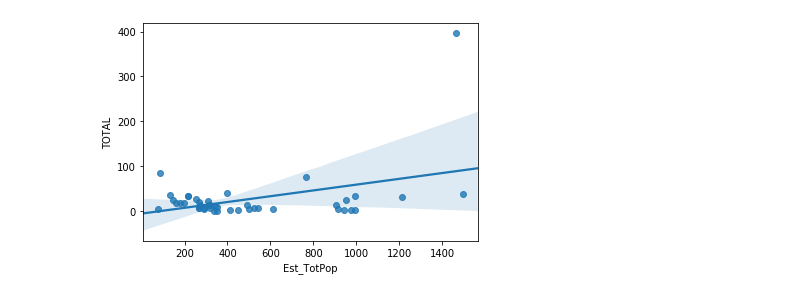
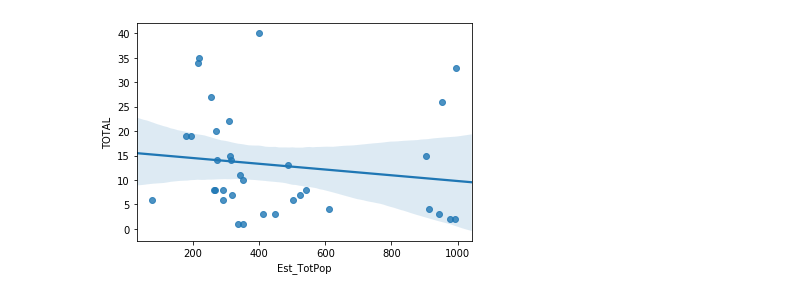
Before and after one commit to joy-kitson/bus-routes, a Jupyter notebook: src/util_v_pop_plot.ipynb, the cells around one changed output. Saved outputs shown, nothing was run; the diff lists cells and outputs as text; code cells hidden in the pictures.

Commit message:
Updated plot code to make non-transfer plot

```diff
--- a/src/util_v_pop_plot.ipynb
+++ b/src/util_v_pop_plot.ipynb
@@ -7,7 +7,7 @@ import seaborn as sns
 r25_path = "..//data//route25_potential_and_real_stops.csv"
 ridership = "..//data//Stop_Riders_Ranking_by_Route_Daily_Totals_May_2019.csv"
 # %%
-r25_stop_ids = pd.read_csv(r25_path, usecols=['Est_TotPop','CorrespondingStopID'])
+r25_stop_ids = pd.read_csv(r25_path, usecols=['Est_TotPop','CorrespondingStopID', 'Transfer'])
 r25_stop_ids.dropna(inplace=True)
 # %%
 ridership_data = pd.read_csv(ridership, usecols=['UNIQUE_STOP_NUMBER', 'TOTAL', 'IndividRoute'])
@@ -17,3 +17,6 @@ ridership_data.rename(columns={'UNIQUE_STOP_NUMBER' : 'CorrespondingStopID'}, in
 # %%
 final_data = pd.merge(r25_stop_ids, ridership_data, on='CorrespondingStopID', how='inner')
 final_data['TOTAL'] = final_data['TOTAL'].astype(int)
+# %%
+final_data
+non_transfer = final_data[final_data['Transfer'] == 'No']
@@ -20,6 +43,4 @@ final_data['TOTAL'] = final_data['TOTAL'].astype(int)
 # %%
-plt = sns.regplot(x=final_data['Est_TotPop'], y=final_data['TOTAL'])
-fig = plt.get_figure()
-fig.savefig('..//plots//linear_pop_v_util.png')
+plt = sns.regplot(x=non_transfer['Est_TotPop'], y=non_transfer['TOTAL'])
 # %% [output]
-[figure, old version]
+[figure, new version]
```
Also changed, not shown: parts of 3 cells of this notebook, 2 other files.
